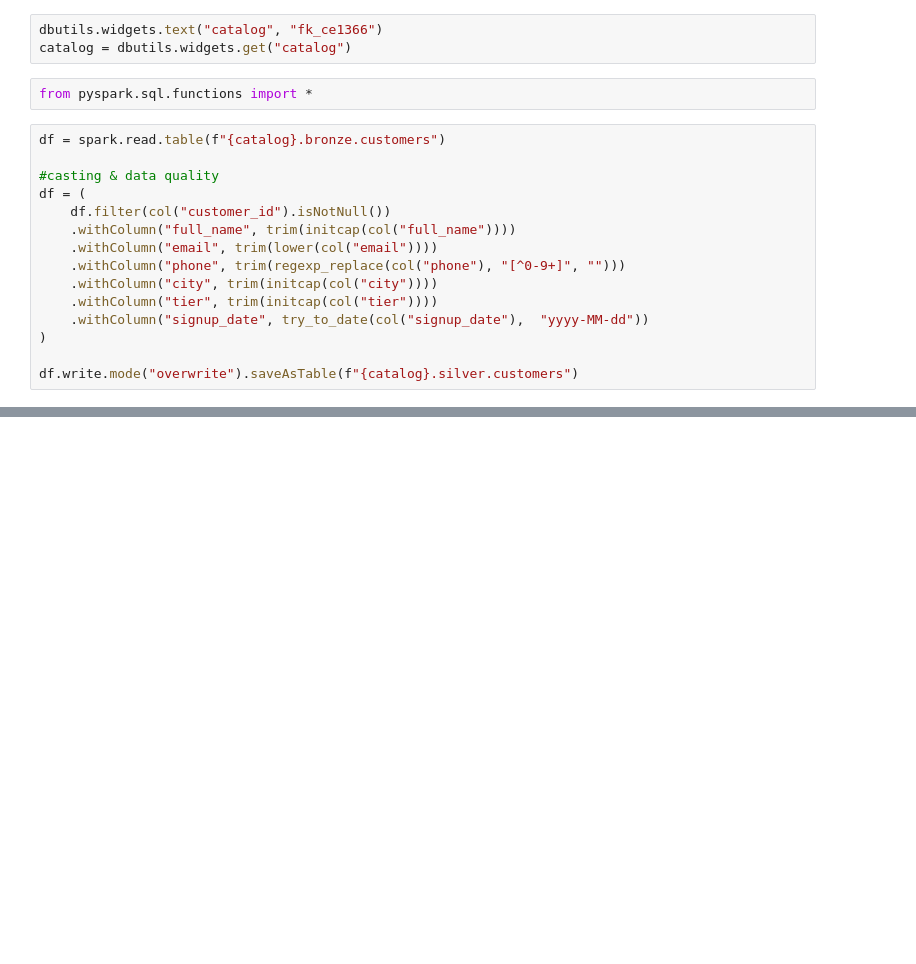
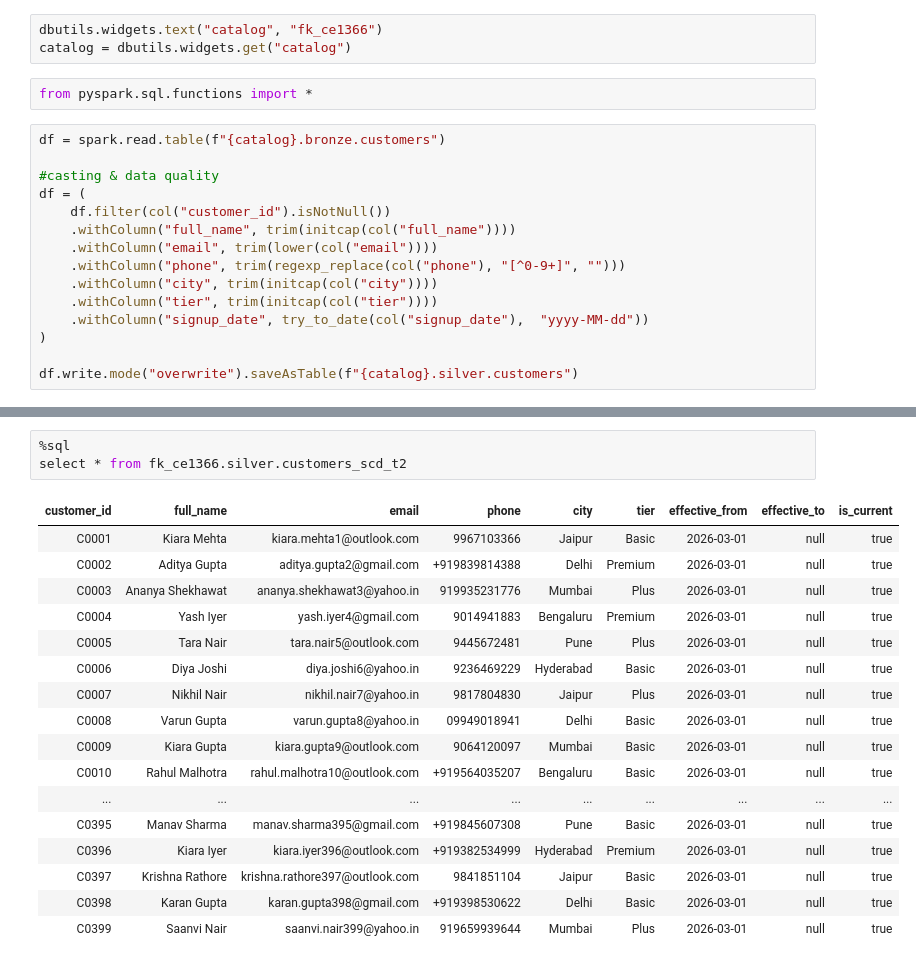
Before and after one commit to rinkimehrasalesforce-ops/FreshKart_Lakehouse_Assessment, a Jupyter notebook: silver/silver_customer.ipynb, the cells around one changed output, grey strips where cells are left out. Cells and saved outputs as stored; diff of their text form; blank space fills up the shorter version.

```diff
--- a/silver/silver_customer.ipynb
+++ b/silver/silver_customer.ipynb
@@ -83,0 +154,21 @@ else:
+# %%
+%sql
+select * from fk_ce1366.silver.customers_scd_t2
+# %% [output]
+| customer_id | full_name | email | phone | city | tier | effective_from | effective_to | is_current |
+| C0001 | Kiara Mehta | kiara.mehta1@outlook.com | 9967103366 | Jaipur | Basic | 2026-03-01 | null | true |
+| C0002 | Aditya Gupta | aditya.gupta2@gmail.com | +919839814388 | Delhi | Premium | 2026-03-01 | null | true |
+| C0003 | Ananya Shekhawat | ananya.shekhawat3@yahoo.in | 919935231776 | Mumbai | Plus | 2026-03-01 | null | true |
+| C0004 | Yash Iyer | yash.iyer4@gmail.com | 9014941883 | Bengaluru | Premium | 2026-03-01 | null | true |
+| C0005 | Tara Nair | tara.nair5@outlook.com | 9445672481 | Pune | Plus | 2026-03-01 | null | true |
+| C0006 | Diya Joshi | diya.joshi6@yahoo.in | 9236469229 | Hyderabad | Basic | 2026-03-01 | null | true |
+| C0007 | Nikhil Nair | nikhil.nair7@yahoo.in | 9817804830 | Jaipur | Plus | 2026-03-01 | null | true |
+| C0008 | Varun Gupta | varun.gupta8@yahoo.in | 09949018941 | Delhi | Basic | 2026-03-01 | null | true |
+| C0009 | Kiara Gupta | kiara.gupta9@outlook.com | 9064120097 | Mumbai | Basic | 2026-03-01 | null | true |
+| C0010 | Rahul Malhotra | rahul.malhotra10@outlook.com | +919564035207 | Bengaluru | Basic | 2026-03-01 | null | true |
+| ... | ... | ... | ... | ... | ... | ... | ... | ... |
+| C0395 | Manav Sharma | manav.sharma395@gmail.com | +919845607308 | Pune | Basic | 2026-03-01 | null | true |
+| C0396 | Kiara Iyer | kiara.iyer396@outlook.com | +919382534999 | Hyderabad | Premium | 2026-03-01 | null | true |
+| C0397 | Krishna Rathore | krishna.rathore397@outlook.com | 9841851104 | Jaipur | Basic | 2026-03-01 | null | true |
+| C0398 | Karan Gupta | karan.gupta398@gmail.com | +919398530622 | Delhi | Basic | 2026-03-01 | null | true |
+| C0399 | Saanvi Nair | saanvi.nair399@yahoo.in | 919659939644 | Mumbai | Plus | 2026-03-01 | null | true |
```
Also changed, not shown: parts of 6 cells of this notebook, 7 other files.
